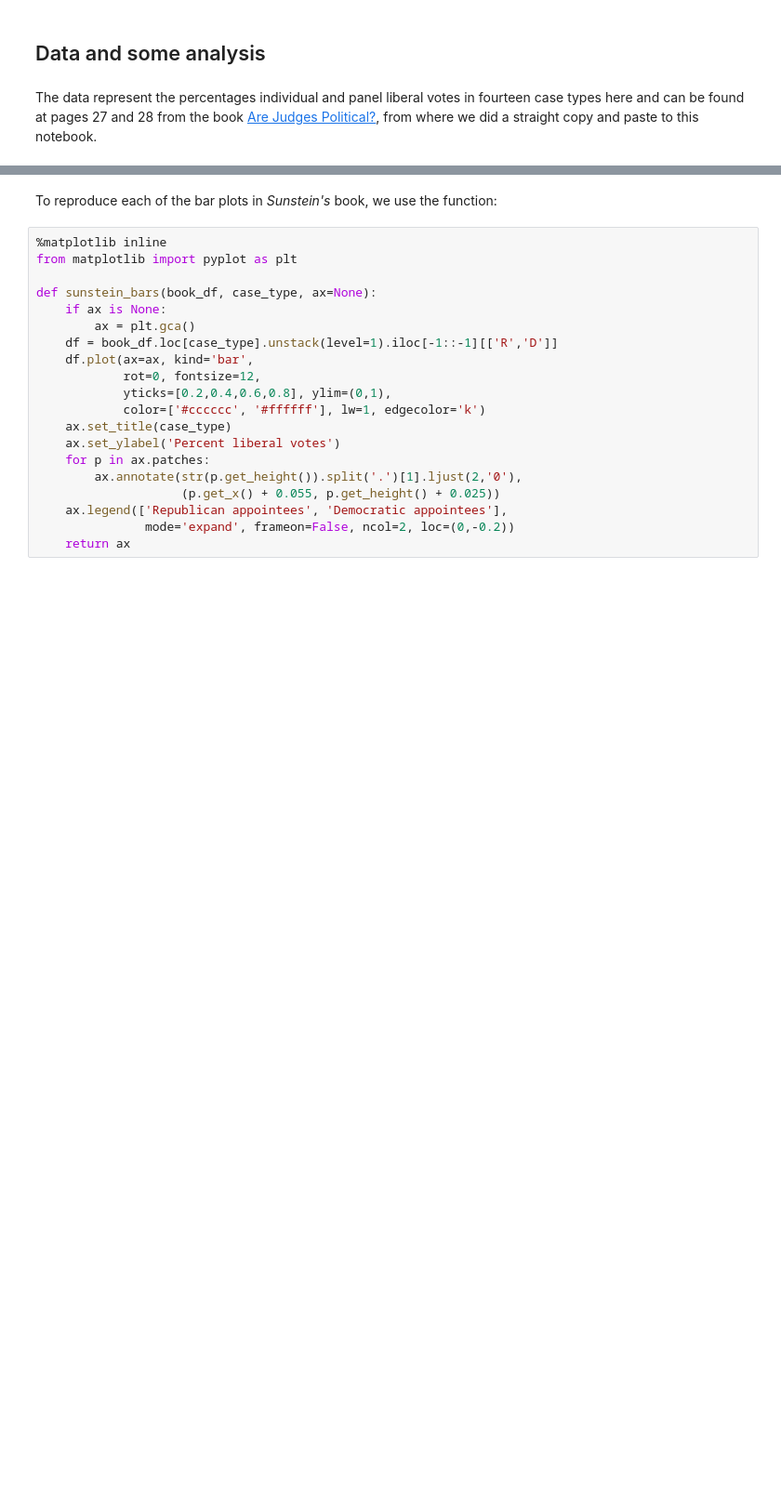
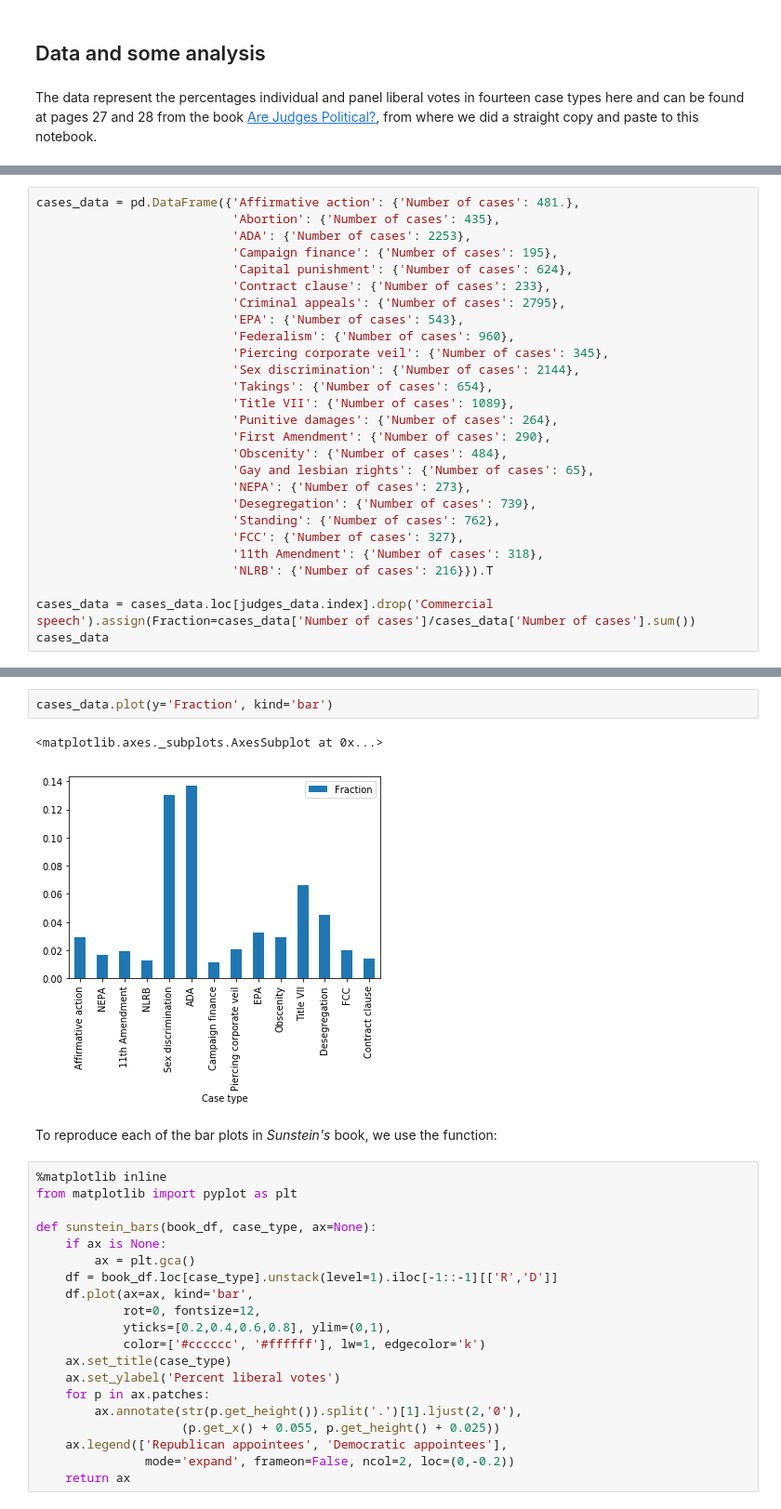
Before and after one commit to flipgthb/agent_models, a Jupyter notebook: judeges-model-and-data-analysis.ipynb, the cells around one changed output, grey strips where cells are left out. Shown at 93% size. Drawn from its saved outputs; the diff is of its cells as text; blank space fills up the shorter version.

```diff
--- a/judeges-model-and-data-analysis.ipynb
+++ b/judeges-model-and-data-analysis.ipynb
@@ -90,0 +93,27 @@ judges_data
+# %%
+cases_data = pd.DataFrame({'Affirmative action': {'Number of cases': 481.},
+                           'Abortion': {'Number of cases': 435},
+                           'ADA': {'Number of cases': 2253},
+                           'Campaign finance': {'Number of cases': 195},
+                           'Capital punishment': {'Number of cases': 624},
+                           'Contract clause': {'Number of cases': 233},
+                           'Criminal appeals': {'Number of cases': 2795},
+                           'EPA': {'Number of cases': 543},
+                           'Federalism': {'Number of cases': 960},
+                           'Piercing corporate veil': {'Number of cases': 345},
+                           'Sex discrimination': {'Number of cases': 2144},
+                           'Takings': {'Number of cases': 654},
+                           'Title VII': {'Number of cases': 1089},
+                           'Punitive damages': {'Number of cases': 264},
+                           'First Amendment': {'Number of cases': 290},
+                           'Obscenity': {'Number of cases': 484},
+                           'Gay and lesbian rights': {'Number of cases': 65},
+                           'NEPA': {'Number of cases': 273},
+                           'Desegregation': {'Number of cases': 739},
+                           'Standing': {'Number of cases': 762},
+                           'FCC': {'Number of cases': 327},
+                           '11th Amendment': {'Number of cases': 318},
+                           'NLRB': {'Number of cases': 216}}).T
+
+cases_data = cases_data.loc[judges_data.index].drop('Commercial speech').assign(Fraction=cases_data['Number of cases']/cases_data['Number of cases'].sum())
+cases_data
@@ -91,3 +137,8 @@ judges_data
+# %%
+cases_data.plot(y='Fraction', kind='bar')
+# %% [output]
+<matplotlib.axes._subplots.AxesSubplot at 0x...>
+[figure, added]
 # %% [markdown]
 To reproduce each of the bar plots in _Sunstein's_ book, we use the function:
 # %%
```
Also changed, not shown: parts of 17 cells of this notebook, 2 other files.
